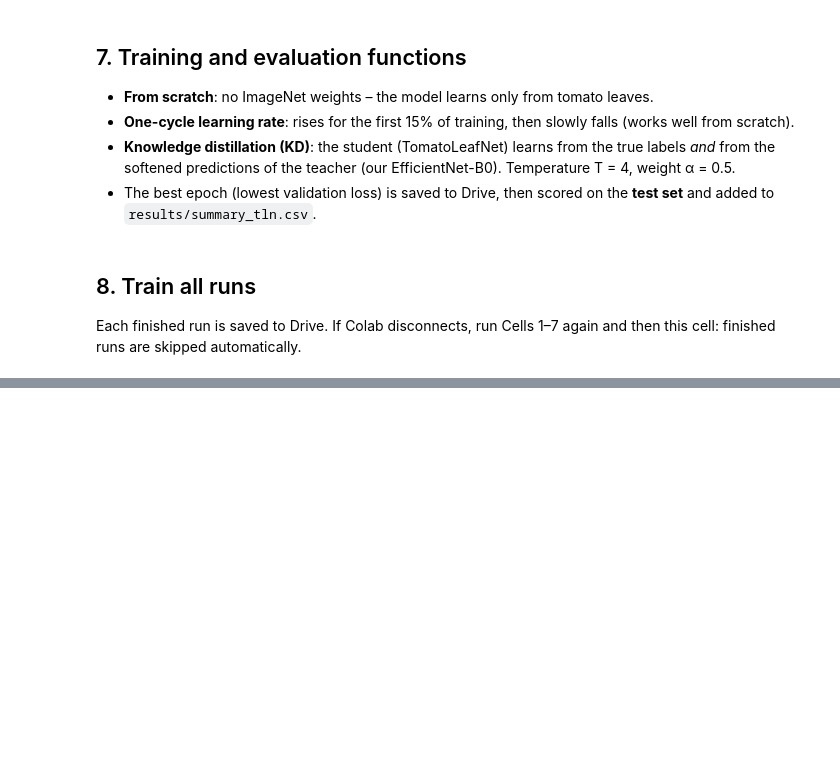
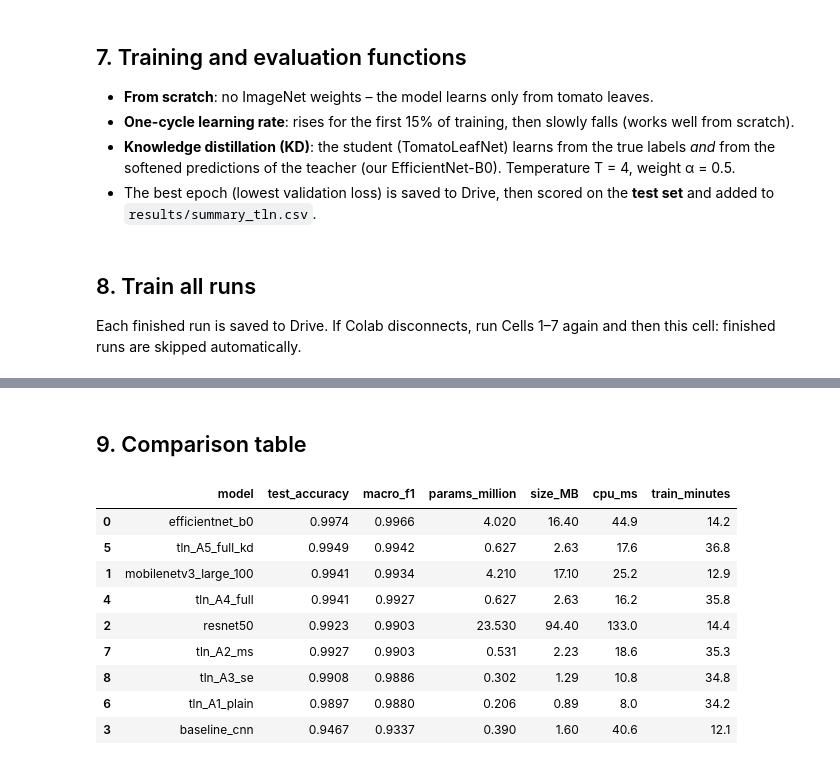
Before and after one commit to Ranjitkumarmuduli/tomato-disease-detection, a Jupyter notebook: 07_tomatoleafnet.ipynb, the cells around one changed output, grey strips where cells are left out. Saved outputs shown, nothing was run; the diff lists cells and outputs as text; code cells hidden in the pictures; blank space fills up the shorter version.

```diff
--- a/07_tomatoleafnet.ipynb
+++ b/07_tomatoleafnet.ipynb
@@ -299,3 +299,22 @@ for name in RUNS_TO_DO:
 [tln_A3_se] epoch 24/25 | train acc 0.9956 | val acc 0.9901 | val loss 0.5241 | 80s
 [tln_A3_se] epoch 25/25 | train acc 0.9961 | val acc 0.9901 | val loss 0.5239 | 86s
 {'model': 'tln_A3_se', 'test_accuracy': 0.9908, 'macro_f1': 0.9886, 'params_million': 0.302, 'size_MB': 1.29, 'train_minutes': 34.8, 'gpu_ms': 4.7, 'cpu_ms': 10.8}
+# %% [markdown]
+## 9. Comparison table
+# %%
+tln = pd.read_csv(f"{PROJ}/results/summary_tln.csv")
+old = pd.read_csv(f"{PROJ}/results/comparison.csv")
+table = pd.concat([old, tln], ignore_index=True)[["model", "test_accuracy", "macro_f1", "params_million", "size_MB", "cpu_ms", "train_minutes"]]
+table.to_csv(f"{PROJ}/results/comparison_with_tln.csv", index=False)
+table.sort_values("macro_f1", ascending=False)
+# %% [output]
+|  | model | test_accuracy | macro_f1 | params_million | size_MB | cpu_ms | train_minutes |
+| 0 | efficientnet_b0 | 0.9974 | 0.9966 | 4.020 | 16.40 | 44.9 | 14.2 |
+| 5 | tln_A5_full_kd | 0.9949 | 0.9942 | 0.627 | 2.63 | 17.6 | 36.8 |
+| 1 | mobilenetv3_large_100 | 0.9941 | 0.9934 | 4.210 | 17.10 | 25.2 | 12.9 |
+| 4 | tln_A4_full | 0.9941 | 0.9927 | 0.627 | 2.63 | 16.2 | 35.8 |
+| 2 | resnet50 | 0.9923 | 0.9903 | 23.530 | 94.40 | 133.0 | 14.4 |
+| 7 | tln_A2_ms | 0.9927 | 0.9903 | 0.531 | 2.23 | 18.6 | 35.3 |
+| 8 | tln_A3_se | 0.9908 | 0.9886 | 0.302 | 1.29 | 10.8 | 34.8 |
+| 6 | tln_A1_plain | 0.9897 | 0.9880 | 0.206 | 0.89 | 8.0 | 34.2 |
+| 3 | baseline_cnn | 0.9467 | 0.9337 | 0.390 | 1.60 | 40.6 | 12.1 |
```
Also changed, not shown: parts of 8 cells of this notebook.
